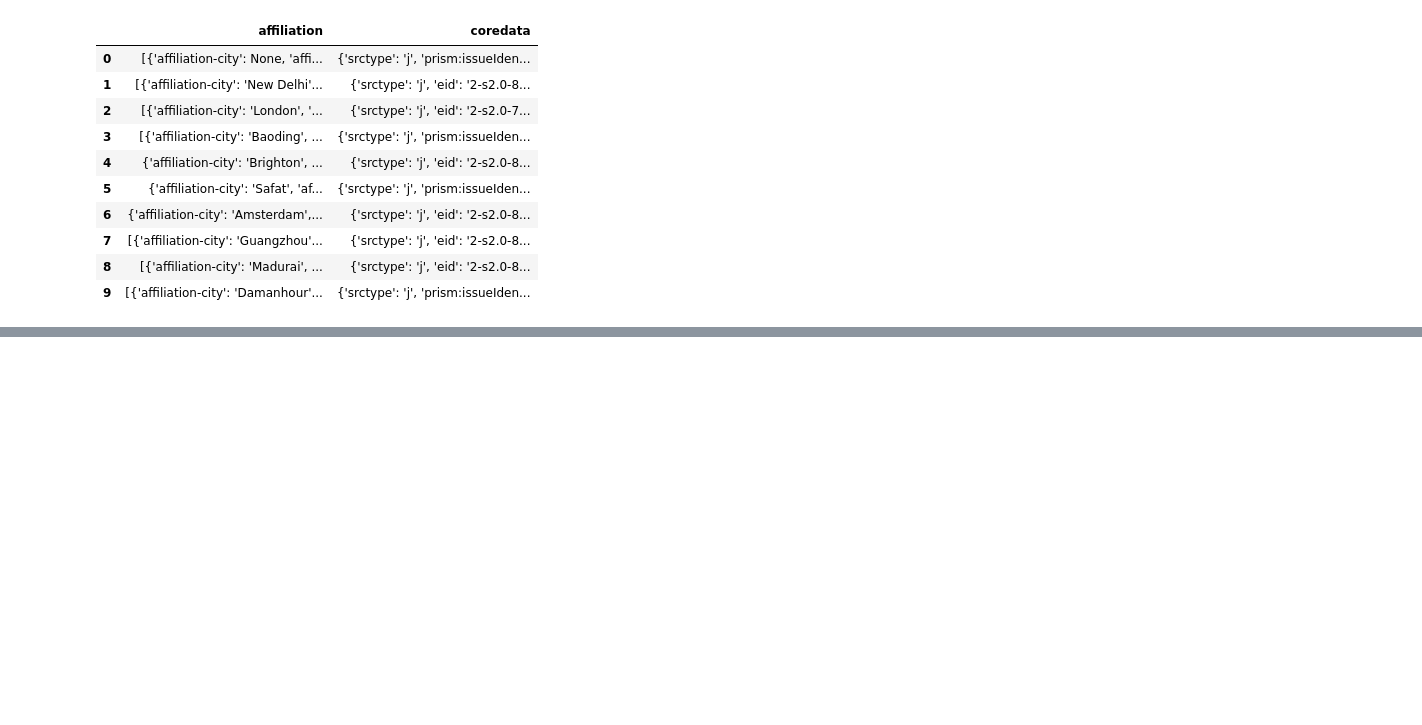
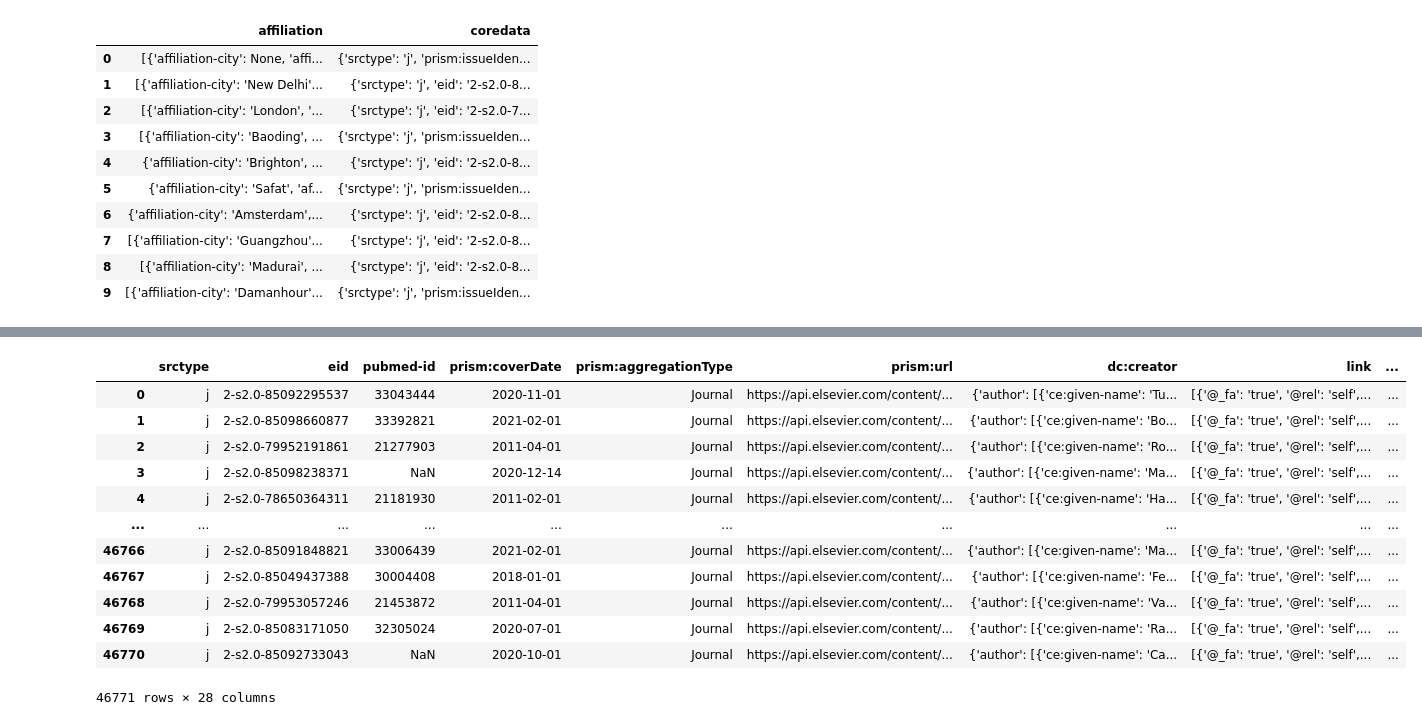
Before and after one commit to kopatri/cs5099masterthesis, a Jupyter notebook: notebooks/Scopus-Test.ipynb, the cells around one changed output, grey strips where cells are left out. Drawn from its saved outputs; the diff is of its cells as text; code cells hidden in the pictures; blank space fills up the shorter version.

```diff
--- a/notebooks/Scopus-Test.ipynb
+++ b/notebooks/Scopus-Test.ipynb
@@ -177,0 +178,14 @@ Wall time: 13min 31s
+# %%
+%%time
+df_coredata = pd.DataFrame()
+df_coredata_holder = pd.DataFrame()
+
+for i in df_combined['coredata']:
+    string_holder = str(i)
+    if string_holder[0] == "[":
+        df_coredata_holder = get_various_entries(i)
+    else:
+        df_coredata_holder = get_one_entry(i)
+    df_coredata = pd.concat([df_coredata_holder, df_coredata],ignore_index=True)
+df_coredata
+# %% [output]
@@ -177,0 +193,13 @@ Wall time: 13min 31s
+|  | srctype | eid | pubmed-id | prism:coverDate | prism:aggregationType | prism:url | dc:creator | link | ... |
+| 0 | j | 2-s2.0-85092295537 | 33043444 | 2020-11-01 | Journal | https://api.elsevier.com/content/... | {'author': [{'ce:given-name': 'Tu... | [{'@_fa': 'true', '@rel': 'self',... | ... |
+| 1 | j | 2-s2.0-85098660877 | 33392821 | 2021-02-01 | Journal | https://api.elsevier.com/content/... | {'author': [{'ce:given-name': 'Bo... | [{'@_fa': 'true', '@rel': 'self',... | ... |
+| 2 | j | 2-s2.0-79952191861 | 21277903 | 2011-04-01 | Journal | https://api.elsevier.com/content/... | {'author': [{'ce:given-name': 'Ro... | [{'@_fa': 'true', '@rel': 'self',... | ... |
+| 3 | j | 2-s2.0-85098238371 | NaN | 2020-12-14 | Journal | https://api.elsevier.com/content/... | {'author': [{'ce:given-name': 'Ma... | [{'@_fa': 'true', '@rel': 'self',... | ... |
+| 4 | j | 2-s2.0-78650364311 | 21181930 | 2011-02-01 | Journal | https://api.elsevier.com/content/... | {'author': [{'ce:given-name': 'Ha... | [{'@_fa': 'true', '@rel': 'self',... | ... |
+| ... | ... | ... | ... | ... | ... | ... | ... | ... | ... |
+| 46766 | j | 2-s2.0-85091848821 | 33006439 | 2021-02-01 | Journal | https://api.elsevier.com/content/... | {'author': [{'ce:given-name': 'Ma... | [{'@_fa': 'true', '@rel': 'self',... | ... |
+| 46767 | j | 2-s2.0-85049437388 | 30004408 | 2018-01-01 | Journal | https://api.elsevier.com/content/... | {'author': [{'ce:given-name': 'Fe... | [{'@_fa': 'true', '@rel': 'self',... | ... |
+| 46768 | j | 2-s2.0-79953057246 | 21453872 | 2011-04-01 | Journal | https://api.elsevier.com/content/... | {'author': [{'ce:given-name': 'Va... | [{'@_fa': 'true', '@rel': 'self',... | ... |
+| 46769 | j | 2-s2.0-85083171050 | 32305024 | 2020-07-01 | Journal | https://api.elsevier.com/content/... | {'author': [{'ce:given-name': 'Ra... | [{'@_fa': 'true', '@rel': 'self',... | ... |
+| 46770 | j | 2-s2.0-85092733043 | NaN | 2020-10-01 | Journal | https://api.elsevier.com/content/... | {'author': [{'ce:given-name': 'Ca... | [{'@_fa': 'true', '@rel': 'self',... | ... |
+46771 rows × 28 columns
```
Also changed, not shown: parts of 6 cells of this notebook, 5 other files.
